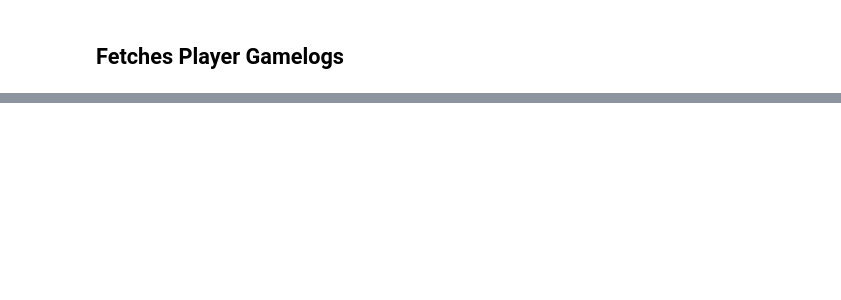
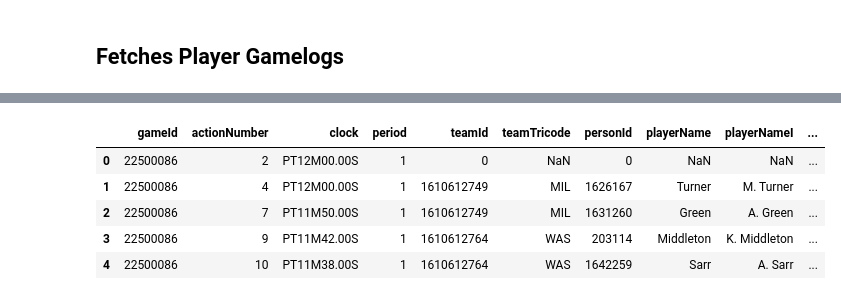
Before and after one commit to spon7ge/NBA-Prop-Predictor, a Jupyter notebook: notebooks/fetch_data.ipynb, the cells around one changed output, grey strips where cells are left out. Saved outputs shown, nothing was run; the diff lists cells and outputs as text; code cells hidden in the pictures; blank space fills up the shorter version.

```diff
--- a/notebooks/fetch_data.ipynb
+++ b/notebooks/fetch_data.ipynb
@@ -247,0 +76,10 @@ print("\nDone!")
+# %%
+s26 = pd.read_csv(project_root / 'data/raw/pbp_season_stats/S25.csv')
+s26.head()
+# %% [output]
+|  | gameId | actionNumber | clock | period | teamId | teamTricode | personId | playerName | playerNameI | ... |
+| 0 | 22500086 | 2 | PT12M00.00S | 1 | 0 | NaN | 0 | NaN | NaN | ... |
+| 1 | 22500086 | 4 | PT12M00.00S | 1 | 1610612749 | MIL | 1626167 | Turner | M. Turner | ... |
+| 2 | 22500086 | 7 | PT11M50.00S | 1 | 1610612749 | MIL | 1631260 | Green | A. Green | ... |
+| 3 | 22500086 | 9 | PT11M42.00S | 1 | 1610612764 | WAS | 203114 | Middleton | K. Middleton | ... |
+| 4 | 22500086 | 10 | PT11M38.00S | 1 | 1610612764 | WAS | 1642259 | Sarr | A. Sarr | ... |
```
Also changed, not shown: parts of 9 cells of this notebook, 1 other file.
